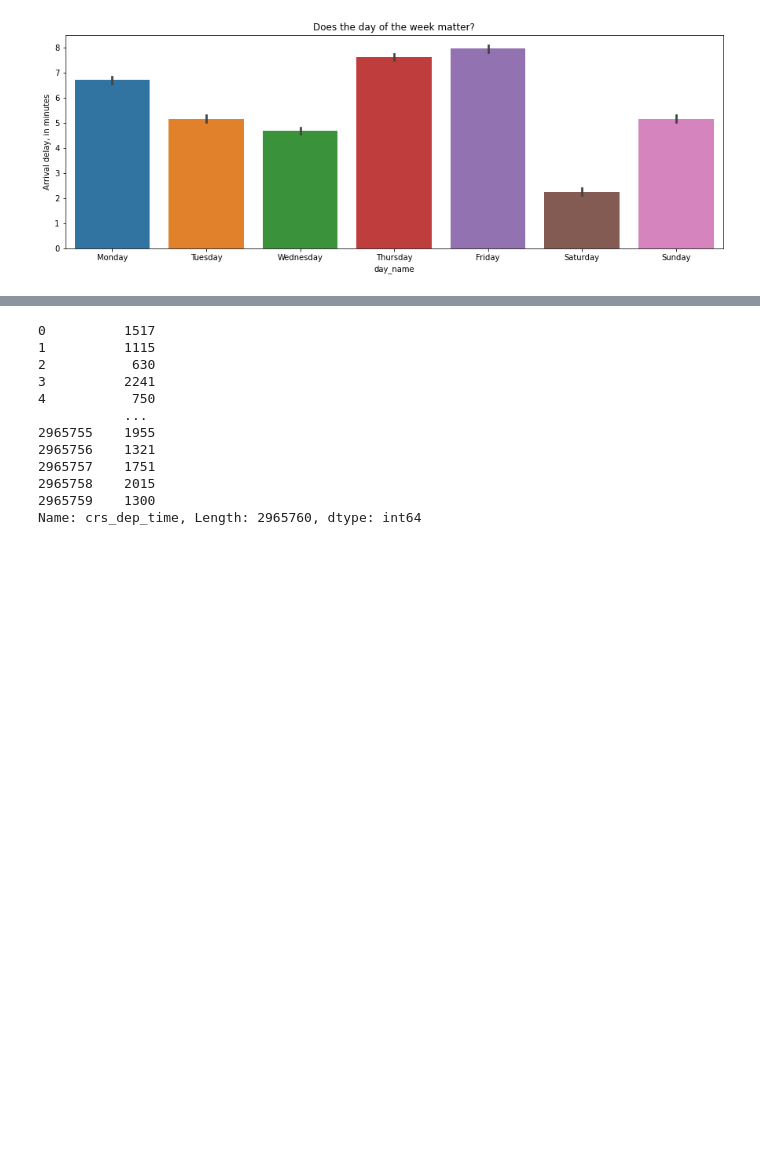
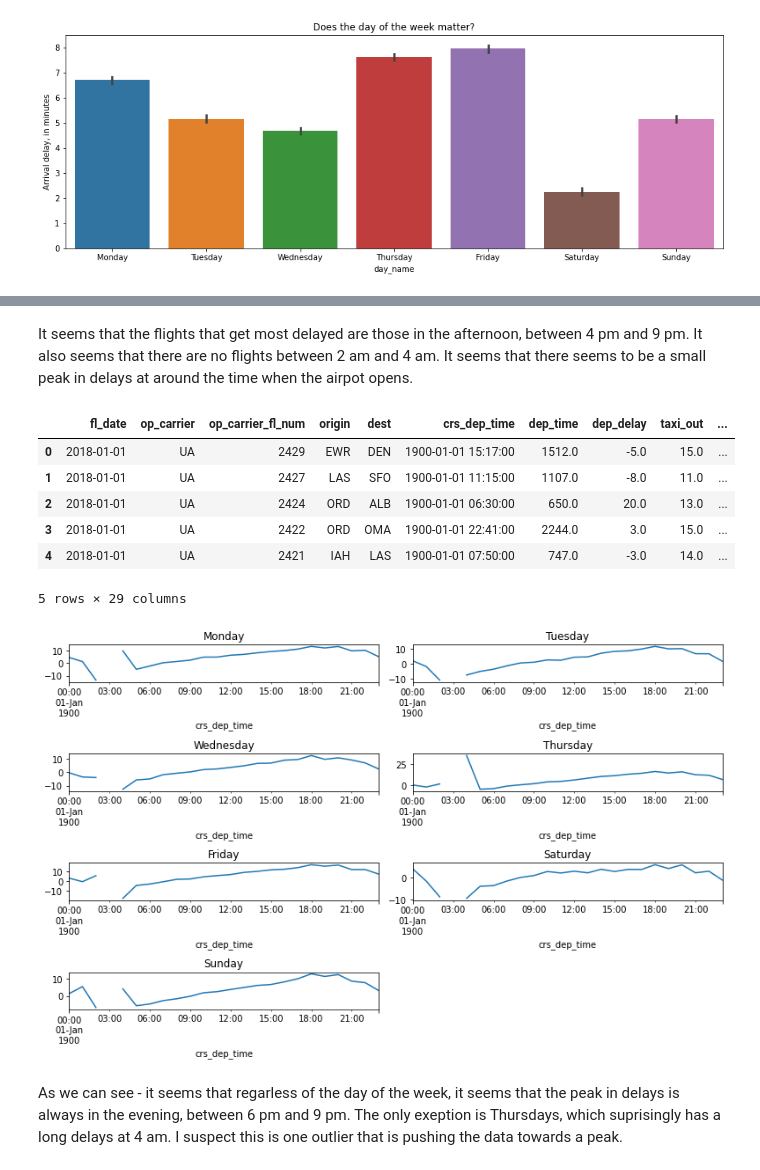
Before and after one commit to guedanie/flight_delay_predictor, a Jupyter notebook: flight_delay_predictor.ipynb, the cells around one changed output, grey strips where cells are left out. Cells and saved outputs as stored; diff of their text form; code cells hidden in the pictures; blank space fills up the shorter version.

```diff
--- a/flight_delay_predictor.ipynb
+++ b/flight_delay_predictor.ipynb
@@ -376,15 +446,29 @@ Name: crs_dep_time, Length: 2965760, dtype: datetime64[ns]
+# %% [markdown]
+It seems that the flights that get most delayed are those in the afternoon, between 4 pm and 9 pm. It also seems that there are no flights between 2 am and 4 am. It seems that there seems to be a small peak in delays at around the time when the airpot opens.
 # %%
-df.crs_dep_time
+df.head()
 # %% [output]
+|  | fl_date | op_carrier | op_carrier_fl_num | origin | dest | crs_dep_time | dep_time | dep_delay | taxi_out | ... |
+| 0 | 2018-01-01 | UA | 2429 | EWR | DEN | 1900-01-01 15:17:00 | 1512.0 | -5.0 | 15.0 | ... |
+| 1 | 2018-01-01 | UA | 2427 | LAS | SFO | 1900-01-01 11:15:00 | 1107.0 | -8.0 | 11.0 | ... |
+| 2 | 2018-01-01 | UA | 2424 | ORD | ALB | 1900-01-01 06:30:00 | 650.0 | 20.0 | 13.0 | ... |
+| 3 | 2018-01-01 | UA | 2422 | ORD | OMA | 1900-01-01 22:41:00 | 2244.0 | 3.0 | 15.0 | ... |
+| 4 | 2018-01-01 | UA | 2421 | IAH | LAS | 1900-01-01 07:50:00 | 747.0 | -3.0 | 14.0 | ... |
-0          1517
-1          1115
-2           630
-3          2241
-4           750
-           ...
-2965755    1955
-2965756    1321
-2965757    1751
-2965758    2015
-2965759    1300
-Name: crs_dep_time, Length: 2965760, dtype: int64
+5 rows × 29 columns
+# %%
+# can we look at it by day of the week?
+
+fig = plt.figure(figsize=(11,8))
+days_of_week = df.day_name.unique()
+for count, day in enumerate(days_of_week):
+    plt.subplot(5, 2, 1+count)
+    df[df.day_name == day].set_index("crs_dep_time").arr_delay.resample("1H").mean().plot.line()
+    plt.title(day)
+
+    fig.tight_layout()
+
+plt.show()
+# %% [output]
+[figure, added]
+# %% [markdown]
+As we can see - it seems that regarless of the day of the week, it seems that the peak in delays is always in the evening, between 6 pm and 9 pm. The only exeption is Thursdays, which suprisingly has a long delays at 4 am. I suspect this is one outlier that is pushing the data towards a peak.
```
Also changed, not shown: parts of 38 cells of this notebook.
